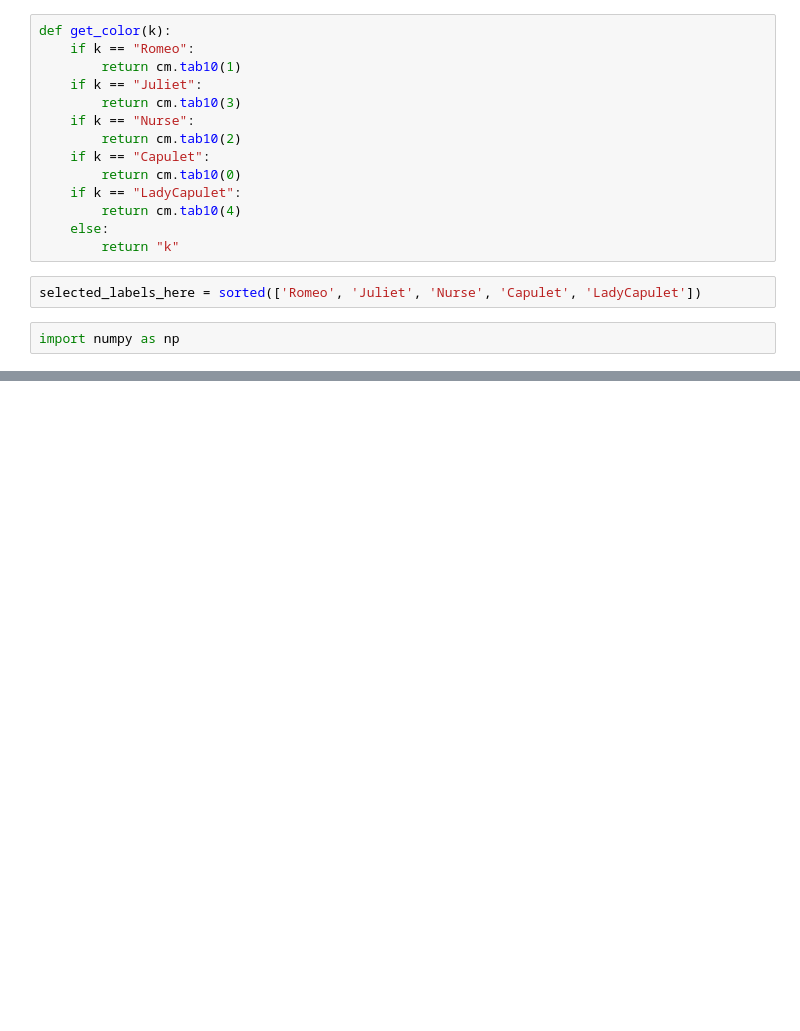
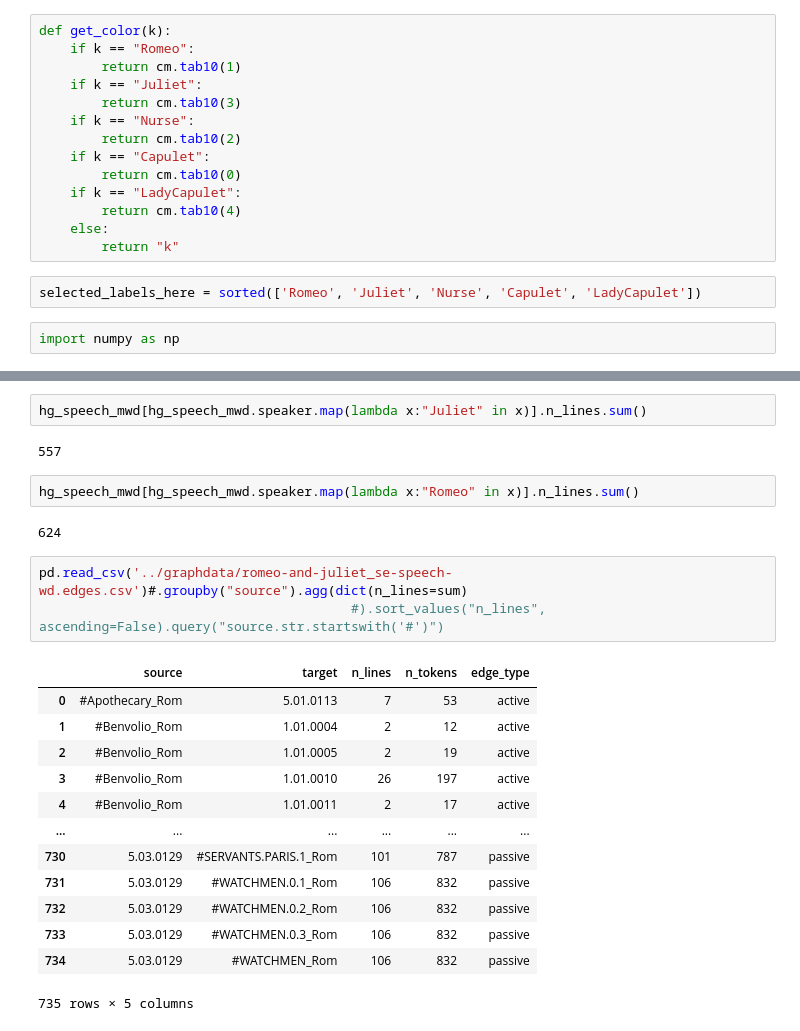
Before and after one commit to hyperbard/hyperbard, a Jupyter notebook: notebooks/romeo_and_juliet.ipynb, the cells around one changed output, grey strips where cells are left out. Drawn from its saved outputs; the diff is of its cells as text; blank space fills up the shorter version.

```diff
--- a/notebooks/romeo_and_juliet.ipynb
+++ b/notebooks/romeo_and_juliet.ipynb
@@ -810,3 +810,28 @@ plt.ylabel("Fraction of lines spoken", fontsize=font_size+6, labelpad=15)
 plt.savefig("romeo_and_juliet_hg-speech-over-time.pdf", transparent=False, bbox_inches="tight")
 # %% [output]
 [figure]
+# %%
+hg_speech_mwd[hg_speech_mwd.speaker.map(lambda x:"Juliet" in x)].n_lines.sum()
+# %% [output]
+557
+# %%
+hg_speech_mwd[hg_speech_mwd.speaker.map(lambda x:"Romeo" in x)].n_lines.sum()
+# %% [output]
+624
+# %%
+pd.read_csv('../graphdata/romeo-and-juliet_se-speech-wd.edges.csv')#.groupby("source").agg(dict(n_lines=sum)
+                                        #).sort_values("n_lines", ascending=False).query("source.str.startswith('#')")
+# %% [output]
+|  | source | target | n_lines | n_tokens | edge_type |
+| 0 | #Apothecary_Rom | 5.01.0113 | 7 | 53 | active |
+| 1 | #Benvolio_Rom | 1.01.0004 | 2 | 12 | active |
+| 2 | #Benvolio_Rom | 1.01.0005 | 2 | 19 | active |
+| 3 | #Benvolio_Rom | 1.01.0010 | 26 | 197 | active |
+| 4 | #Benvolio_Rom | 1.01.0011 | 2 | 17 | active |
+| ... | ... | ... | ... | ... | ... |
+| 730 | 5.03.0129 | #SERVANTS.PARIS.1_Rom | 101 | 787 | passive |
+| 731 | 5.03.0129 | #WATCHMEN.0.1_Rom | 106 | 832 | passive |
+| 732 | 5.03.0129 | #WATCHMEN.0.2_Rom | 106 | 832 | passive |
+| 733 | 5.03.0129 | #WATCHMEN.0.3_Rom | 106 | 832 | passive |
+| 734 | 5.03.0129 | #WATCHMEN_Rom | 106 | 832 | passive |
+735 rows × 5 columns
```
Also changed, not shown: parts of 2 cells of this notebook, 2 other files.
